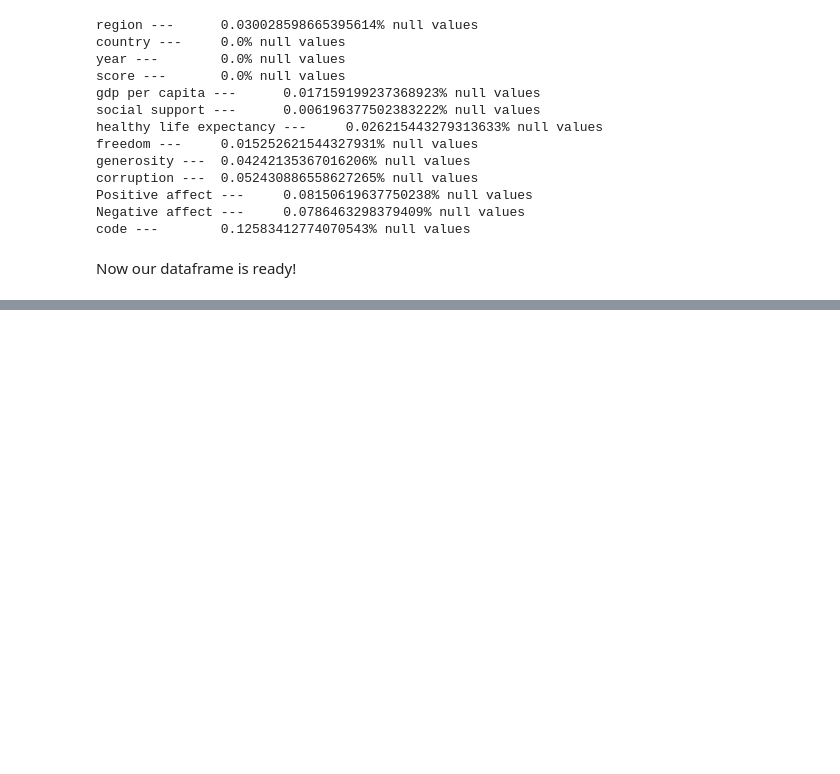
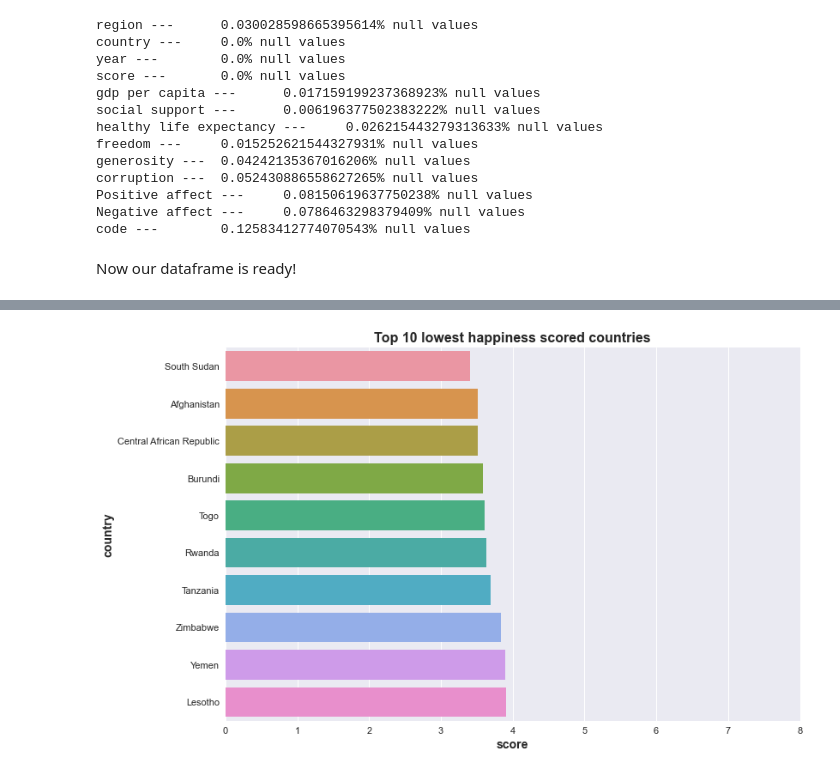
Before and after one commit to Kartik1801/EDA-Happiness-Report, a Jupyter notebook: EDA.ipynb, the cells around one changed output, grey strips where cells are left out. Drawn from its saved outputs; the diff is of its cells as text; code cells hidden in the pictures; blank space fills up the shorter version.

```diff
--- a/EDA.ipynb
+++ b/EDA.ipynb
@@ -349,0 +379,22 @@ Conclusions from Graph
+# %%
+%matplotlib inline
+
+plt.style.use('seaborn')
+plt.figure(3, figsize=(12,8))
+sns.barplot(data=top_unhappy, x='score', y='country')
+plt.xlabel('score',fontsize=14, fontweight='bold')
+plt.ylabel('country', fontsize=14, fontweight='bold')
+plt.title('Top 10 lowest happiness scored countries', fontsize=16, fontweight='bold')
+plt.xlim(0,8)
+plt.xticks(fontsize=11)
+plt.yticks(fontsize=11)
+
+# plt.axes.grid(color='white')
+# ax = plt.gca()
+# ax.set_facecolor("#2e3141")
+
+# fig = plt.gcf()
+plt.show()
+# fig.savefig('top10unhappyt.jpg', bbox_inches='tight')
+# %% [output]
+[figure, added]
```
Also changed, not shown: parts of 9 cells of this notebook.
